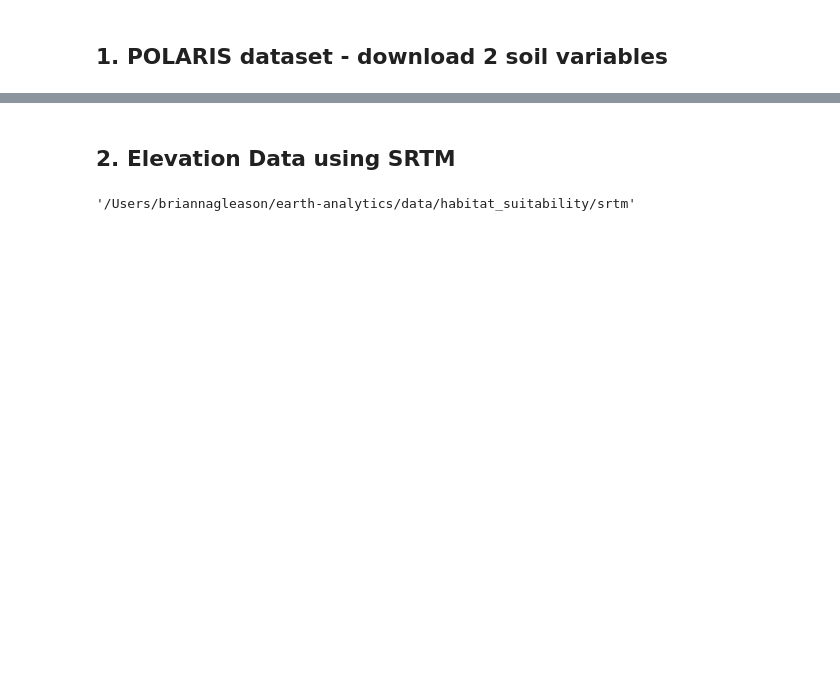
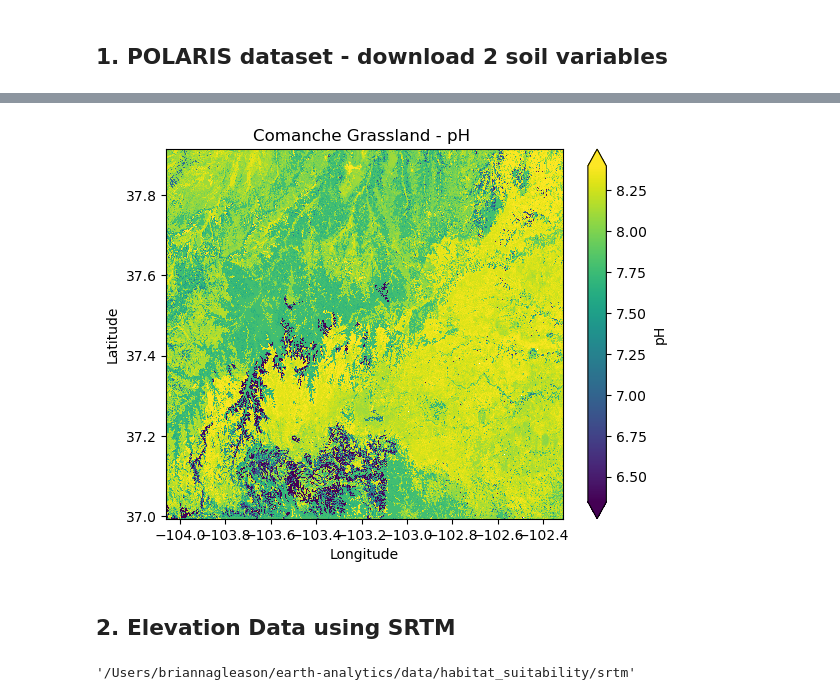
Before and after one commit to brglea/habitat_suitability, a Jupyter notebook: Notebooks/02_wrangle_raster_data.ipynb, the cells around one changed output, grey strips where cells are left out. Cells and saved outputs as stored; diff of their text form; code cells hidden in the pictures; blank space fills up the shorter version.

Commit message:
polaris load, crop, scale done, moving to srtm

```diff
--- a/Notebooks/02_wrangle_raster_data.ipynb
+++ b/Notebooks/02_wrangle_raster_data.ipynb
@@ -114,9 +136,12 @@ comanche_grassland_gdf.total_bounds
 soil_url_list= []
 for min_lon in range(floor(bounds_min_lon), ceil(bounds_max_lon)):
     for min_lat in range(floor(bounds_min_lat), ceil(bounds_max_lat)):
-        soil_url_template.format(
+        formated_soil_url = (
+            soil_url_template.format(
             min_lat=min_lat , max_lat=min_lat+1,
             min_lon=min_lon, max_lon=min_lon+1 )
-        soil_url_list.append(soil_url_template)
+        )
+
+        soil_url_list.append(formated_soil_url)
 
 soil_url_list
@@ -123,63 +155,68 @@ soil_url_list
 # %%
-# Process Raster Image Part 1 of 2
+# Process Raster Image Part 1 of 1
 
 # Create function with description to process raster images
 def process_image(url, bounds_gdf):
     """
     Load, crop, and scale a raster image
 
     Parameters
     ----------
-    uri: file-like or path-like
+    url: file-like or path-like
       File accessor downloaded or obtained
     bounds_gdf: gpd.GeoDataFrame
       Area of interest to crop to
 
     Returns
     -------
     cropped_da: rxr.DataArray
       Processed raster
     """
 
-    #
+    # Get the study bounds
+    bounds_min_lon, bounds_min_lat, bounds_max_lon, bounds_max_lat = (
+    bounds_gdf
+    .to_crs(4326)
+    .total_bounds
+    )
+    da_list= []
+    for min_lon in range(floor(bounds_min_lon), ceil(bounds_max_lon)):
+      for min_lat in range(floor(bounds_min_lat), ceil(bounds_max_lat)):
+        formated_url = (
+          url.format(
+              min_lat=min_lat , max_lat=min_lat+1,
+              min_lon=min_lon, max_lon=min_lon+1 )
+        )
 
-    # Connect to the raster image
-    da = rxr.open_rasterio(
-        url,
+        # Connect to the raster image
+        da = rxr.open_rasterio(
+        formated_url,
         mask_and_scale=True
         ).squeeze()
 
-    # Get the study bounds
-    bounds_min_lon, bounds_min_lat, bounds_max_lon, bounds_max_lat = (
-    bounds_gdf
-    .to_crs(da.rio.crs)
-    .total_bounds
-    )
-    url_list= []
-    for min_lon in range(floor(bounds_min_lon), ceil(bounds_max_lon)):
-      for min_lat in range(floor(bounds_min_lat), ceil(bounds_max_lat)):
-        url.format(
-            min_lat=min_lat , max_lat=min_lat+1,
-            min_lon=min_lon, max_lon=min_lon+1 )
-        url_list.append(url)
+        # Crop
+        cropped_da = (
+        da.rio.clip_box(bounds_min_lon, bounds_min_lat, bounds_max_lon, bounds_max_lat)
+        )
 
+        da_list.append(cropped_da)
 
-    # Crop
-    cropped_da = (
-    da.rio.clip_box(*bounds_min_lon, bounds_min_lat, bounds_max_lon, bounds_max_lat)
+    merged_da_list = (
+    merge_arrays(da_list)
     )
 
-    return cropped_da
-
+    return merged_da_list
 
 # Test the function
 process_image(soil_url_template, comanche_grassland_gdf).plot(
     cbar_kwargs={"label": "pH"},
     robust=True,
 )
-#plt.gca().set(
-    #title='Comanche Grassland - pH ',
-    #xlabel='Longitude',
-    #ylabel='Latitude',
-#)
-#plt.show()
+plt.gca().set(
+    title='Comanche Grassland - pH ',
+    xlabel='Longitude',
+    ylabel='Latitude',
+)
+plt.show()
+# %% [output]
+[figure, added]
```
Also changed, not shown: parts of 7 cells of this notebook.
